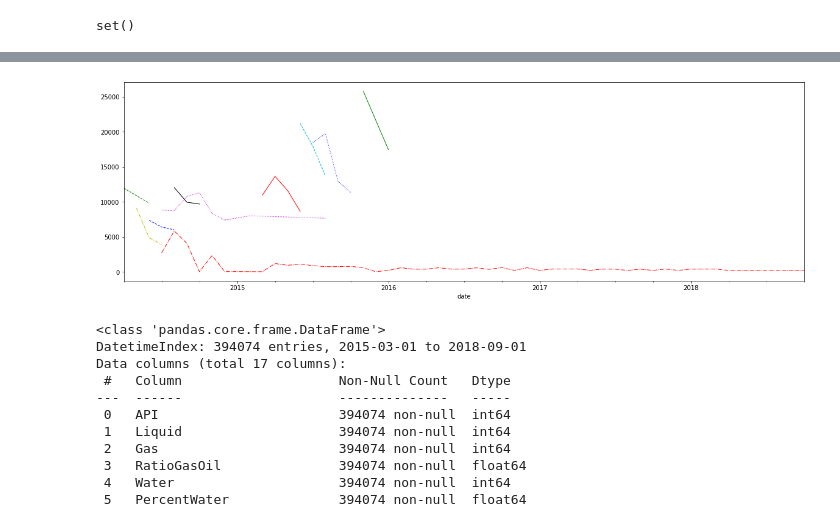
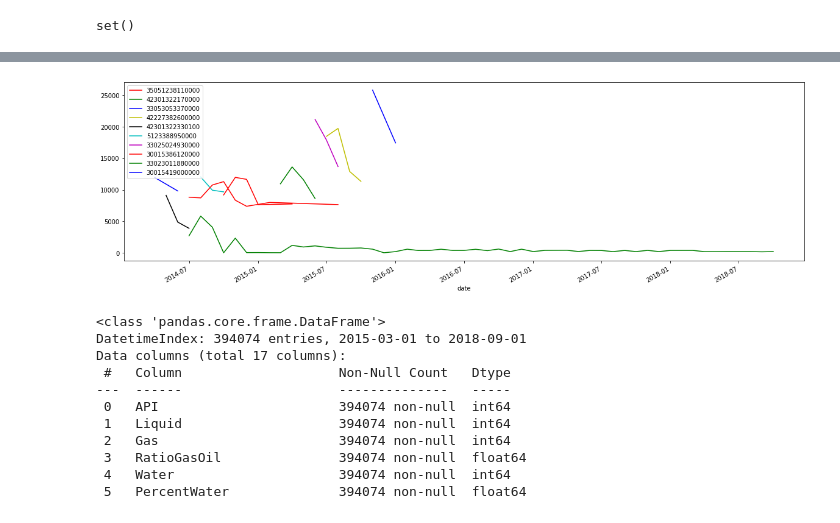
Before and after one commit to Dnbg1982/Oil-Gas-Projects, a Jupyter notebook: Reservoir Engineering/Notebooks/Oil_produc_forecasting.ipynb, the cells around one changed output, grey strips where cells are left out. Cells and saved outputs as stored; diff of their text form; code cells hidden in the pictures.

```diff
--- a/Reservoir Engineering/Notebooks/Oil_produc_forecasting.ipynb
+++ b/Reservoir Engineering/Notebooks/Oil_produc_forecasting.ipynb
@@ -250,11 +251,13 @@ set(train_df.columns) - set(test_df.columns)
 set()
 # %%
 # Plot some random wells from train_df to see their behaviour
+np.random.seed(82)
 random_wells = np.random.choice(train_df.API.unique(), 10)
 
 for well in random_wells:
     train_df[(train_df['API'] == well)]['Liquid'].plot(figsize=(20, 6))
 
-plt.rc('axes', prop_cycle=(cycler('color', ['r', 'g', 'b', 'y', 'k', 'c', 'm', 'r', 'g', 'b', 'y', 'k', 'c', 'm','b','y']) + cycler('linestyle', ['-', '--', ':', '-.', '-', '--', ':', '-.', '-', '--', ':', '-.', '-', '--', ':', '-.'])))
-plt.rc('lines', linewidth=1)
+plt.rc('axes', prop_cycle=(cycler('color', ['r', 'g', 'b', 'y', 'k', 'c', 'm', 'r', 'g', 'b', 'y', 'k', 'c', 'm','b','y'])))
+plt.legend(random_wells, loc='upper left')
+plt.show()
 # %% [output]
@@ -269,14 +265,15 @@ test_df.index.max(), test_df.index.min(), train_df.index.max(), train_df.index.m
 # %%
 # Plot some random wells from test_df to see their behaviour
 random_wells_test = np.random.choice(test_df.API.unique(), 10)
 
 for well in random_wells_test:
     test_df[(test_df['API'] == well)]['Liquid'].plot(figsize=(20, 6))
 
-plt.rc('axes', prop_cycle=(cycler('color', ['r', 'g', 'b', 'y', 'k', 'c', 'm', 'r', 'g', 'b', 'y', 'k', 'c', 'm','b','y']) + cycler('linestyle', ['-', '--', ':', '-.', '-', '--', ':', '-.', '-', '--', ':', '-.', '-', '--', ':', '-.'])))
-plt.rc('lines', linewidth=1)
+plt.rc('axes', prop_cycle=(cycler('color', ['r', 'g', 'b', 'y', 'k', 'c', 'm', 'r', 'g', 'b', 'y', 'k', 'c', 'm','b','y'])))
+plt.legend(random_wells, loc='upper left')
+plt.show()
 # %% [output]
-[figure, old version]
+[figure, new version]
 # %%
 train_df.info()
 # %% [output]
```
Also changed, not shown: parts of 43 cells of this notebook.
